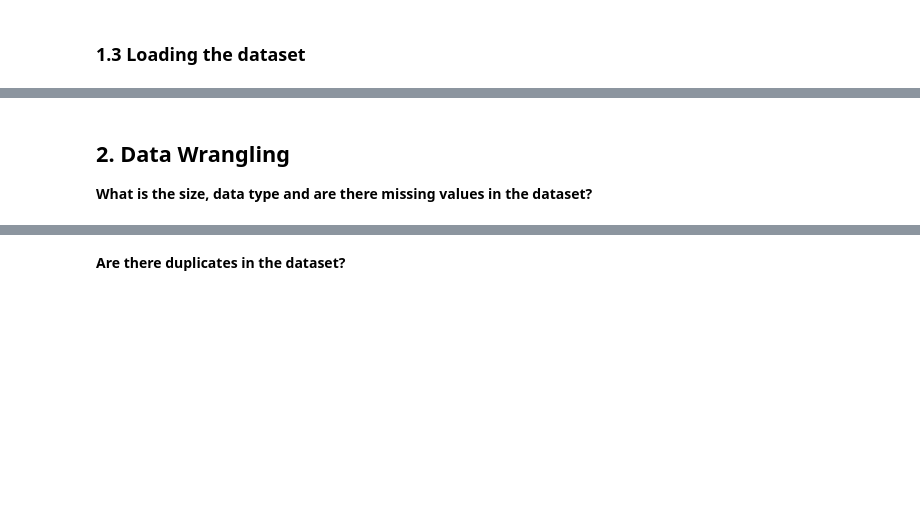
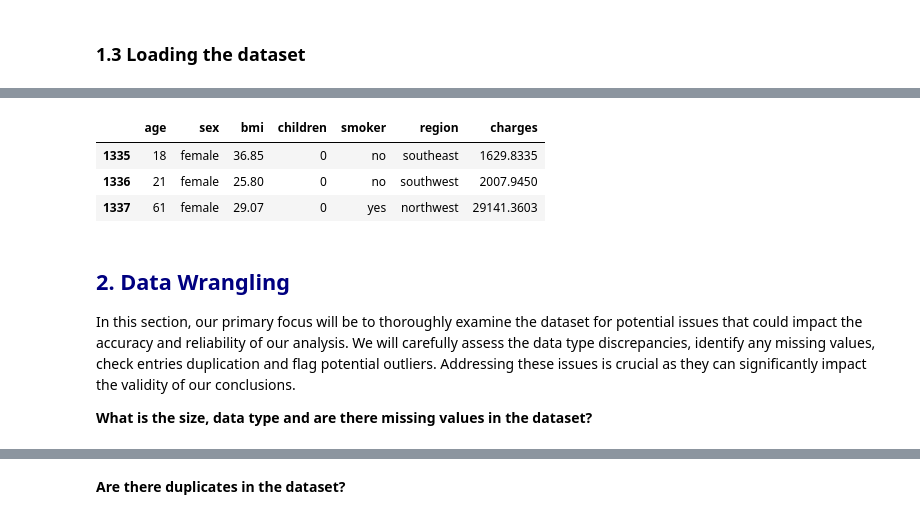
Before and after one commit to BuhariS/insurance_claim_prediction, a Jupyter notebook: insurance_claim.ipynb, the cells around one changed output, grey strips where cells are left out. Saved outputs shown, nothing was run; the diff lists cells and outputs as text; code cells hidden in the pictures; blank space fills up the shorter version.

```diff
--- a/insurance_claim.ipynb
+++ b/insurance_claim.ipynb
@@ -120,7 +84,16 @@ plt.show()
+# %%
+insurance_df.tail(3)
+# %% [output]
+|  | age | sex | bmi | children | smoker | region | charges |
+| 1335 | 18 | female | 36.85 | 0 | no | southeast | 1629.8335 |
+| 1336 | 21 | female | 25.80 | 0 | no | southwest | 2007.9450 |
+| 1337 | 61 | female | 29.07 | 0 | yes | northwest | 29141.3603 |
 # %% [markdown]
 <div id='wrangling'></div>
 
-## 2. Data Wrangling
+<h2 style="color:#000080;"> 2. Data Wrangling </h2>
+
+In this section, our primary focus will be to thoroughly examine the dataset for potential issues that could impact the accuracy and reliability of our analysis. We will carefully assess the data type discrepancies, identify any missing values, check entries duplication and flag potential outliers. Addressing these issues is crucial as they can significantly impact the validity of our conclusions.
 
 **What is the size, data type and are there missing values in the dataset?**
 # %%
```
Also changed, not shown: parts of 19 cells of this notebook.
